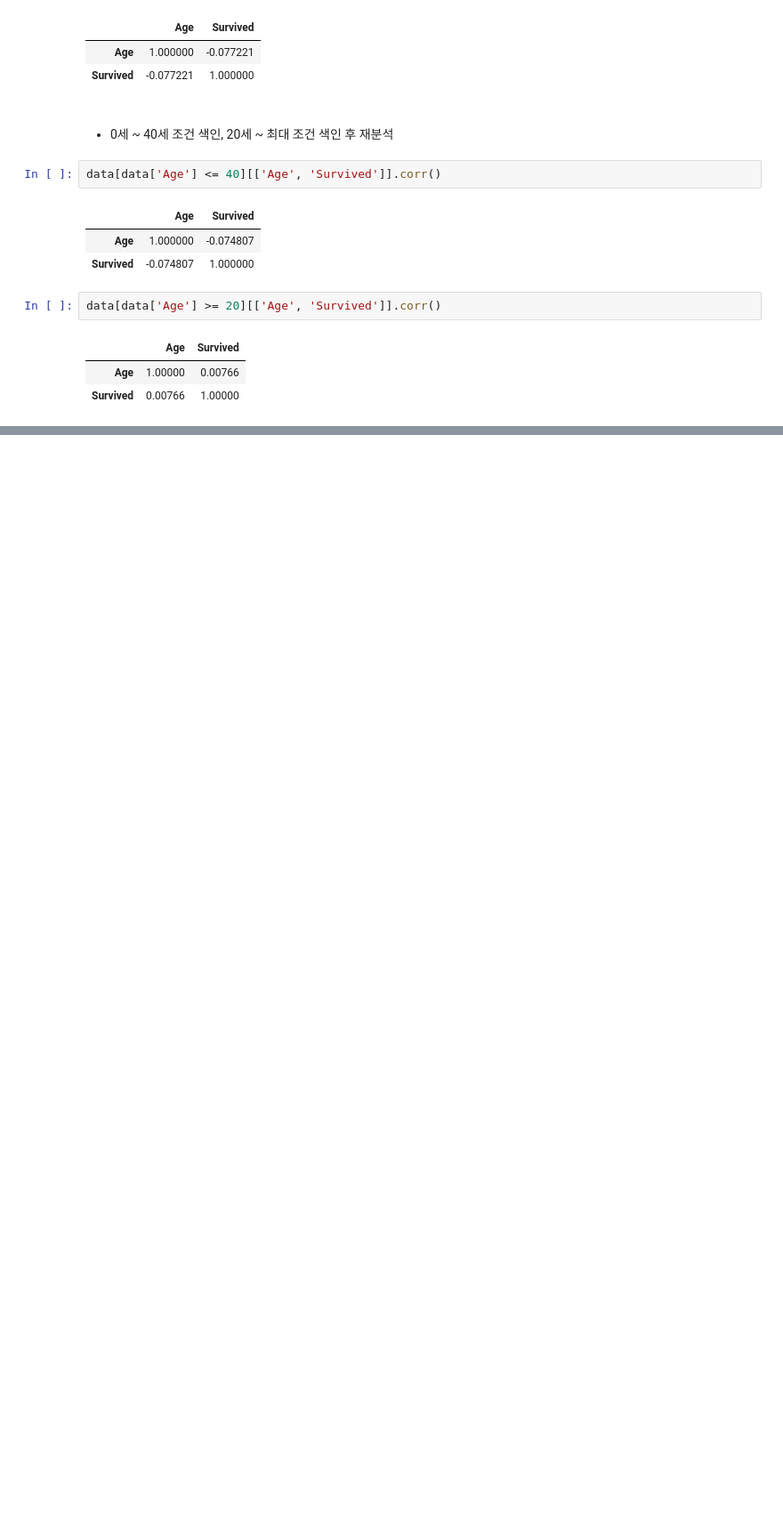
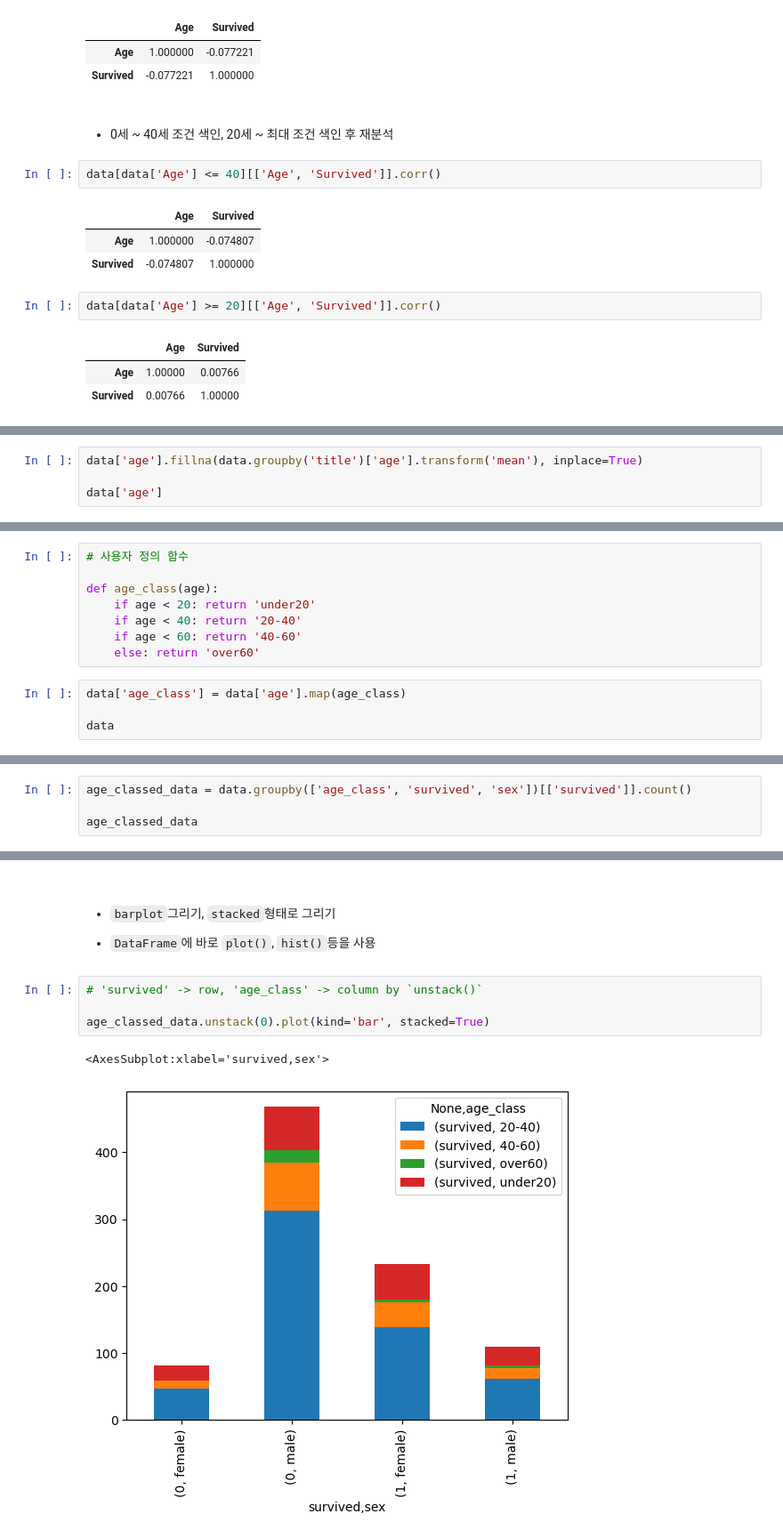
Before and after one commit to dev-EthanJ/Numpy_and_Pandas, a Jupyter notebook: 20221102_1_Data_pre-processing_and_Visualization.ipynb, the cells around one changed output, grey strips where cells are left out. Shown at 89% size. Drawn from its saved outputs; the diff is of its cells as text; blank space fills up the shorter version.

```diff
--- a/20221102_1_Data_pre-processing_and_Visualization.ipynb
+++ b/20221102_1_Data_pre-processing_and_Visualization.ipynb
@@ -520,0 +747,4 @@ data
+# %%
+data['age'].fillna(data.groupby('title')['age'].transform('mean'), inplace=True)
+
+data['age']
@@ -520,0 +782,12 @@ data
+# %%
+# 사용자 정의 함수
+
+def age_class(age):
+    if age < 20: return 'under20'
+    if age < 40: return '20-40'
+    if age < 60: return '40-60'
+    else: return 'over60'
+# %%
+data['age_class'] = data['age'].map(age_class)
+
+data
@@ -520,0 +844,4 @@ data
+# %%
+age_classed_data = data.groupby(['age_class', 'survived', 'sex'])[['survived']].count()
+
+age_classed_data
@@ -520,0 +866,13 @@ data
+# %% [markdown]
+<br>
+
+- `barplot`그리기, `stacked`형태로 그리기
+
+- `DataFrame`에 바로 `plot()`, `hist()`등을 사용
+# %%
+# 'survived' -> row, 'age_class' -> column by `unstack()`
+
+age_classed_data.unstack(0).plot(kind='bar', stacked=True)
+# %% [output]
+<AxesSubplot:xlabel='survived,sex'>
+[figure, added]
```
Also changed, not shown: parts of 81 cells of this notebook, 1 other file.
